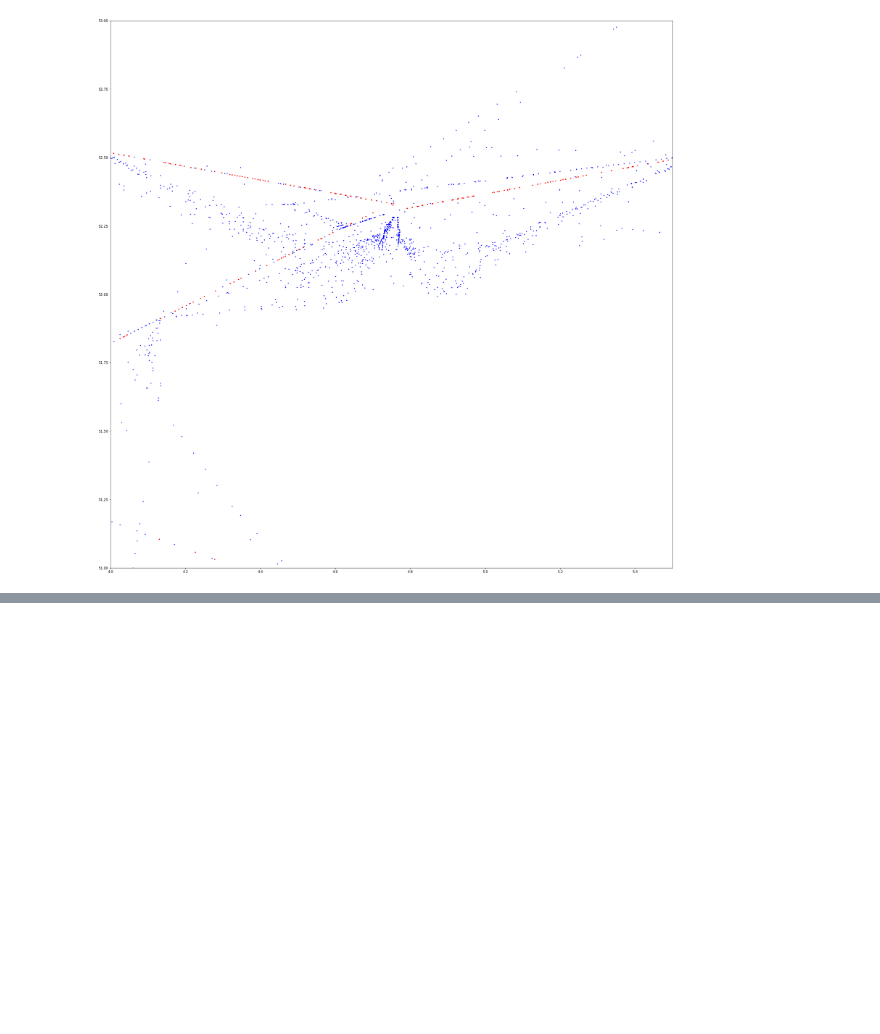
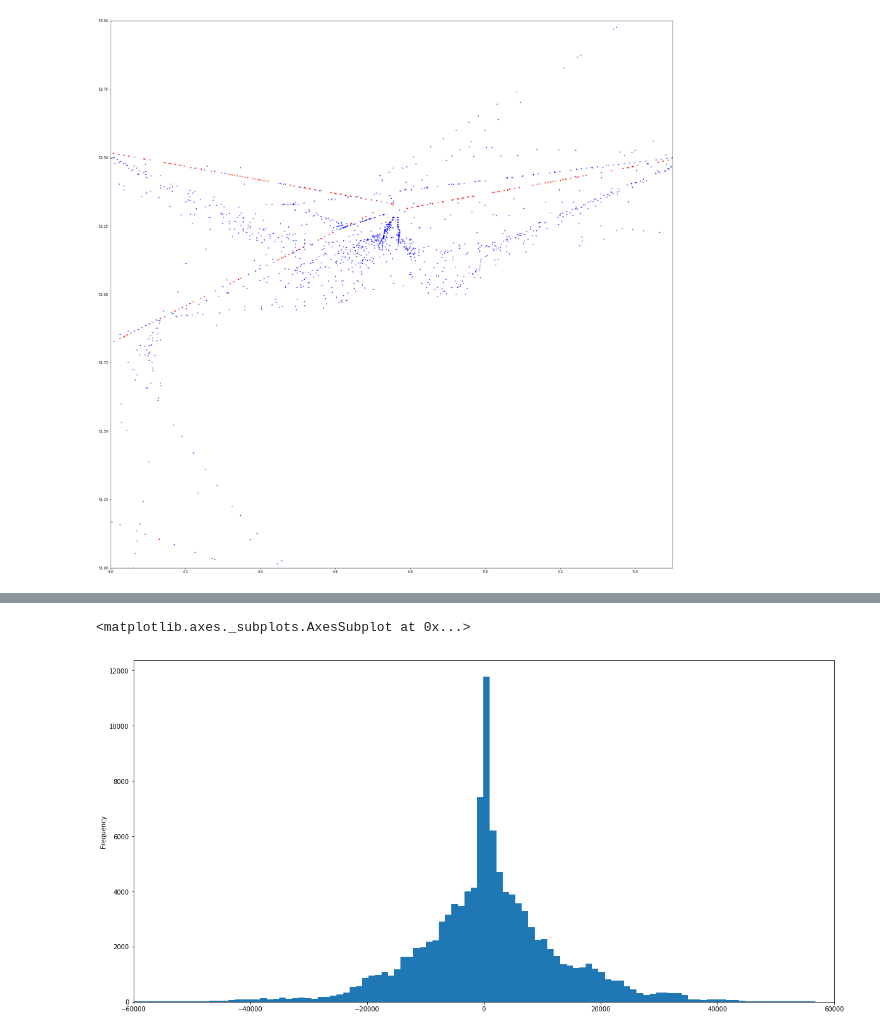
Before and after one commit to vpereboom/trajectory-prediction-toolbox, a Jupyter notebook: notebooks/DDR2_data_parsing.ipynb, the cells around one changed output, grey strips where cells are left out. Drawn from its saved outputs; the diff is of its cells as text; code cells hidden in the pictures; blank space fills up the shorter version.

```diff
--- a/notebooks/DDR2_data_parsing.ipynb
+++ b/notebooks/DDR2_data_parsing.ipynb
@@ -272,0 +532,6 @@ df = add_waypoints(ac, dc['wps'])
+# %%
+bin_cte = pd.Series(bin_cte)
+bin_cte.plot.hist(bins=500,figsize=(20,10),xlim=(-60000,60000))
+# %% [output]
+<matplotlib.axes._subplots.AxesSubplot at 0x...>
+[figure, added]
```
Also changed, not shown: parts of 24 cells of this notebook, 2 other files.
